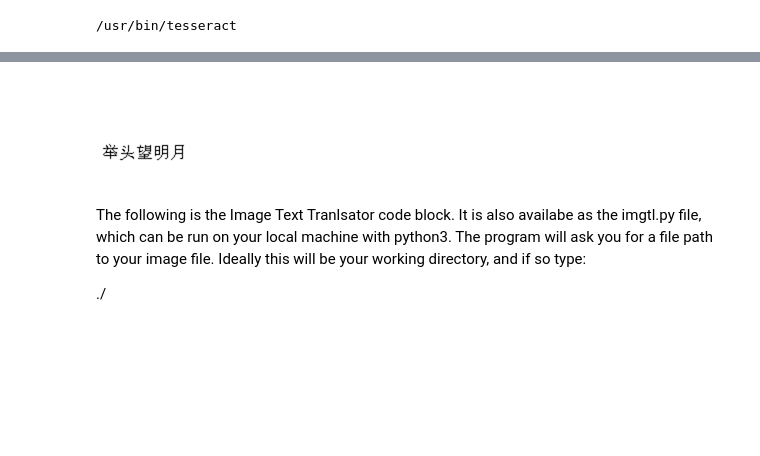
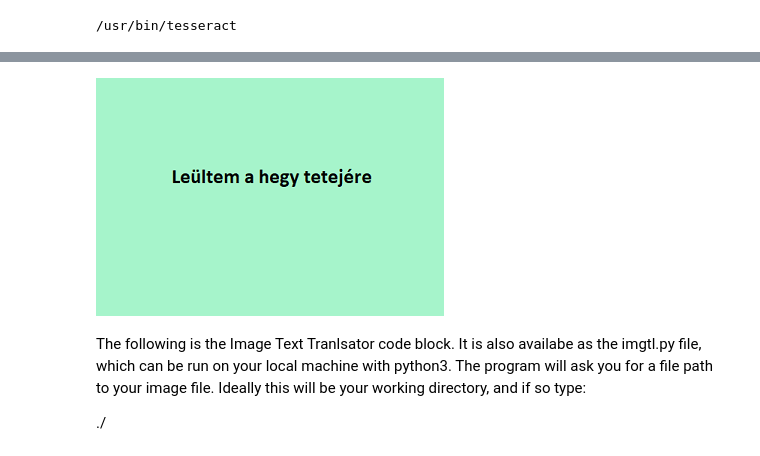
Before and after one commit to solisti/Group1Project3, a Jupyter notebook: Project3_ImageTextTranslator.ipynb, the cells around one changed output, grey strips where cells are left out. Drawn from its saved outputs; the diff is of its cells as text; code cells hidden in the pictures; blank space fills up the shorter version.

```diff
--- a/Project3_ImageTextTranslator.ipynb
+++ b/Project3_ImageTextTranslator.ipynb
@@ -71,12 +90,12 @@ chi_sim
 # %%
 # Run this block to display an image file
 from IPython.display import Image as DispImage
 
 # To display an image file that is in the working directory:
 # DispImage("ImageName.jpg")
-DispImage ("1.png")
+DispImage ("huntext.png")
 # %% [output]
-[figure, old version]
+[figure, new version]
 # %% [markdown]
 The following is the Image Text Tranlsator code block. It is also availabe as the imgtl.py file, which can be run on your local machine with python3. The program will ask you for a file path to your image file. Ideally this will be your working directory, and if so type:
 
```
Also changed, not shown: parts of 5 cells of this notebook.
